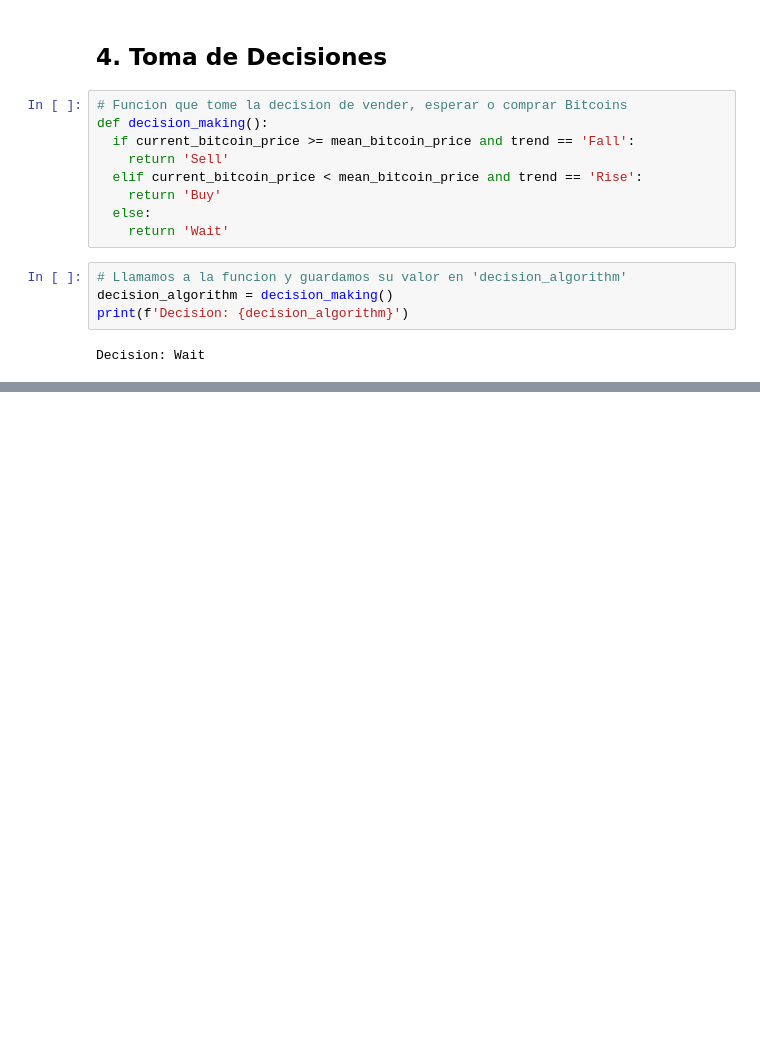
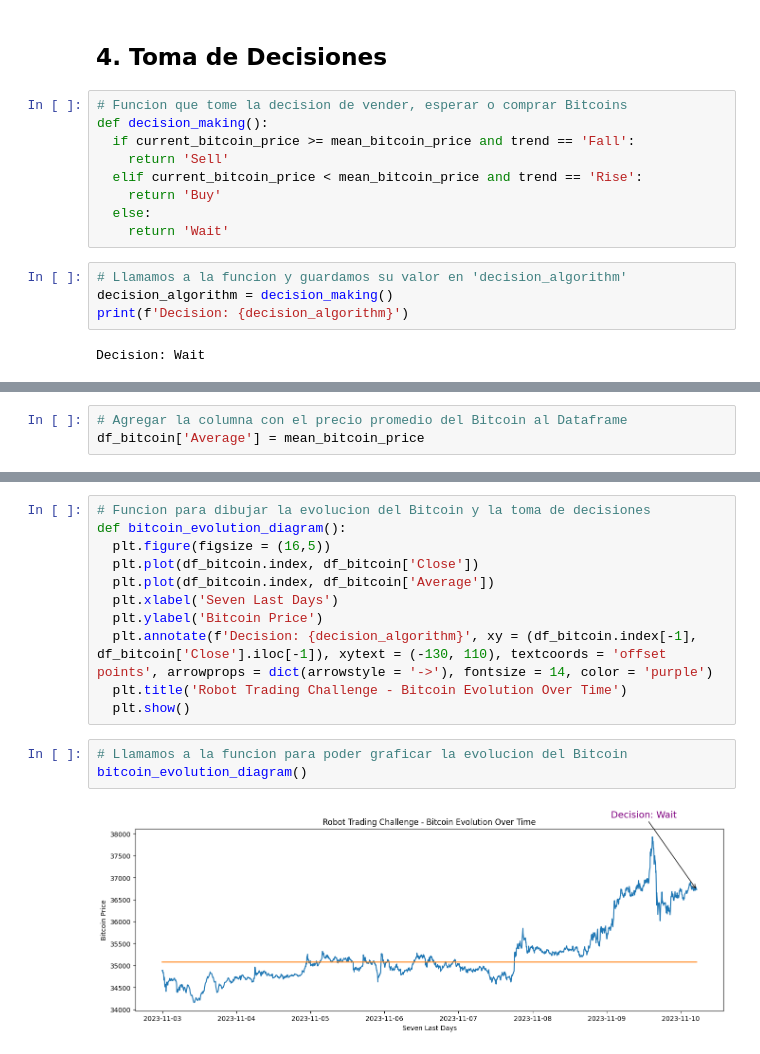
Before and after one commit to ahincho/robot-trading-challenge, a Jupyter notebook: Robot-Trading-Challenge.ipynb, the cells around one changed output, grey strips where cells are left out. Drawn from its saved outputs; the diff is of its cells as text; blank space fills up the shorter version.

Commit message:
Visualization of Bitcoin Evolution Over Time

```diff
--- a/Robot-Trading-Challenge.ipynb
+++ b/Robot-Trading-Challenge.ipynb
@@ -577,0 +579,3 @@ Decision: Wait
+# %%
+# Agregar la columna con el precio promedio del Bitcoin al Dataframe
+df_bitcoin['Average'] = mean_bitcoin_price
@@ -577,0 +598,16 @@ Decision: Wait
+# %%
+# Funcion para dibujar la evolucion del Bitcoin y la toma de decisiones
+def bitcoin_evolution_diagram():
+  plt.figure(figsize = (16,5))
+  plt.plot(df_bitcoin.index, df_bitcoin['Close'])
+  plt.plot(df_bitcoin.index, df_bitcoin['Average'])
+  plt.xlabel('Seven Last Days')
+  plt.ylabel('Bitcoin Price')
+  plt.annotate(f'Decision: {decision_algorithm}', xy = (df_bitcoin.index[-1], df_bitcoin['Close'].iloc[-1]), xytext = (-130, 110), textcoords = 'offset points', arrowprops = dict(arrowstyle = '->'), fontsize = 14, color = 'purple')
+  plt.title('Robot Trading Challenge - Bitcoin Evolution Over Time')
+  plt.show()
+# %%
+# Llamamos a la funcion para poder graficar la evolucion del Bitcoin
+bitcoin_evolution_diagram()
+# %% [output]
+[figure, added]
```
Also changed, not shown: parts of 21 cells of this notebook.
